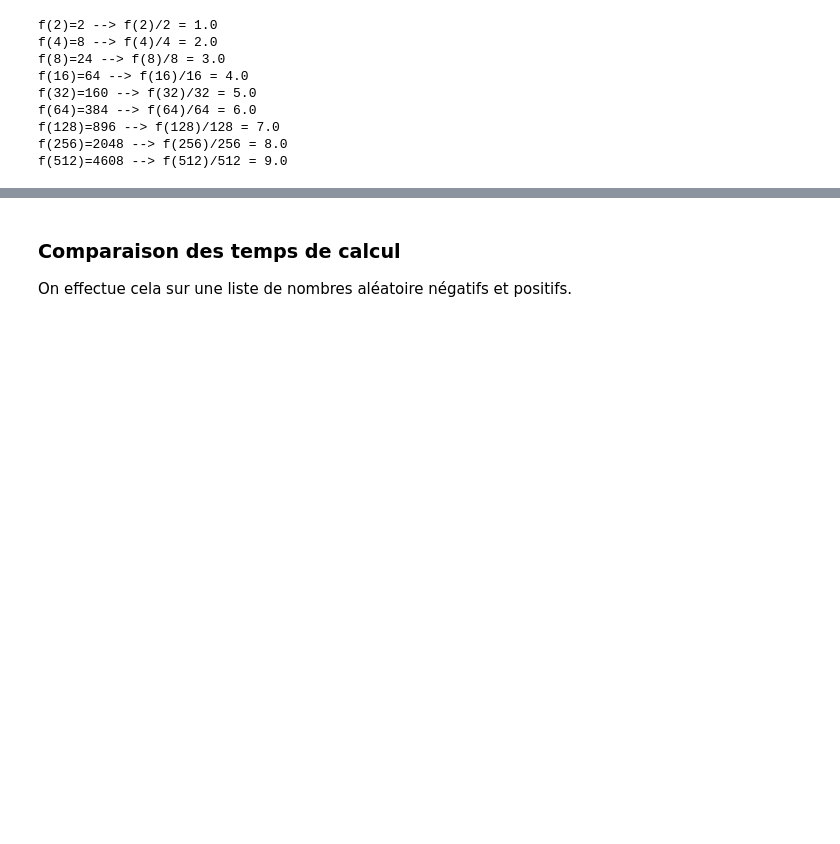
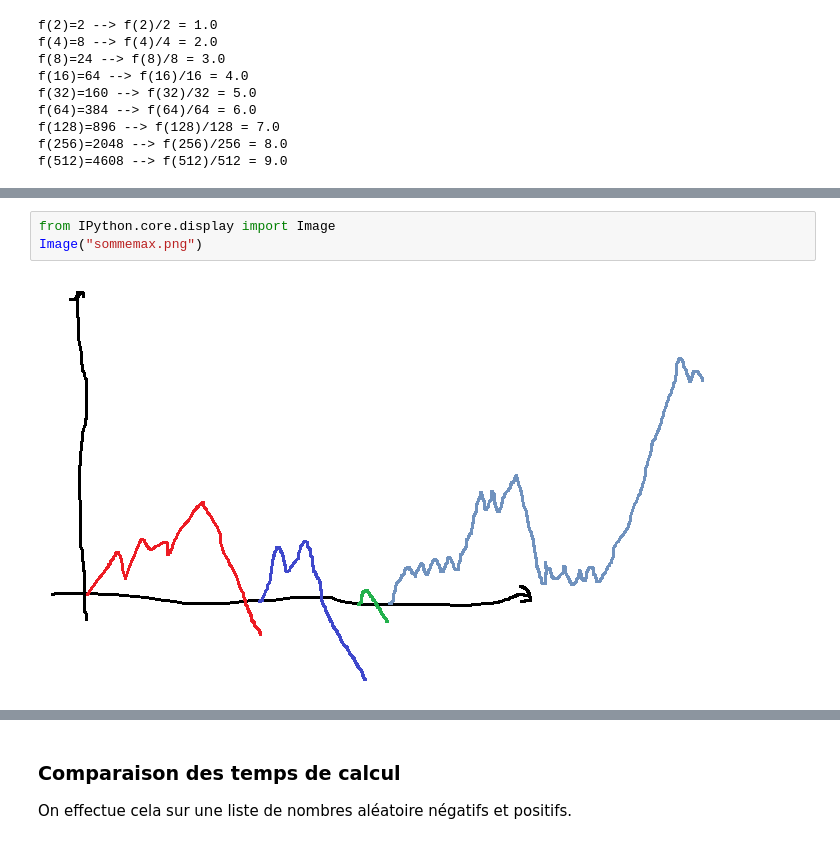
Before and after one commit to sdpython/ensae_teaching_cs, a Jupyter notebook: _doc/notebooks/exercice/exercice_plus_grande_somme.ipynb, the cells around one changed output, grey strips where cells are left out. Drawn from its saved outputs; the diff is of its cells as text; blank space fills up the shorter version.

Commit message:
plus grande somme

```diff
--- a/_doc/notebooks/exercice/exercice_plus_grande_somme.ipynb
+++ b/_doc/notebooks/exercice/exercice_plus_grande_somme.ipynb
@@ -199,0 +223,5 @@ La dernière solution est la plus rapide. Elle consiste à parcourir la liste da
+# %%
+from IPython.core.display import Image
+Image("sommemax.png")
+# %% [output]
+[figure, added]
```
Also changed, not shown: parts of 18 cells of this notebook, 1 other file.
